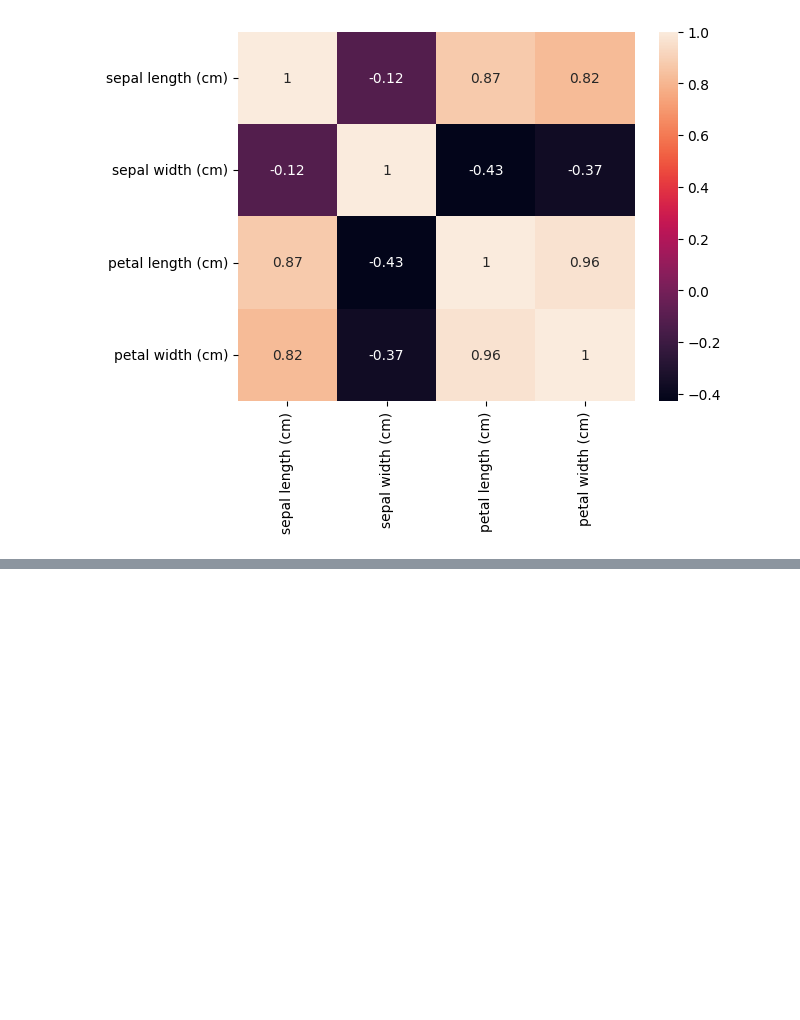
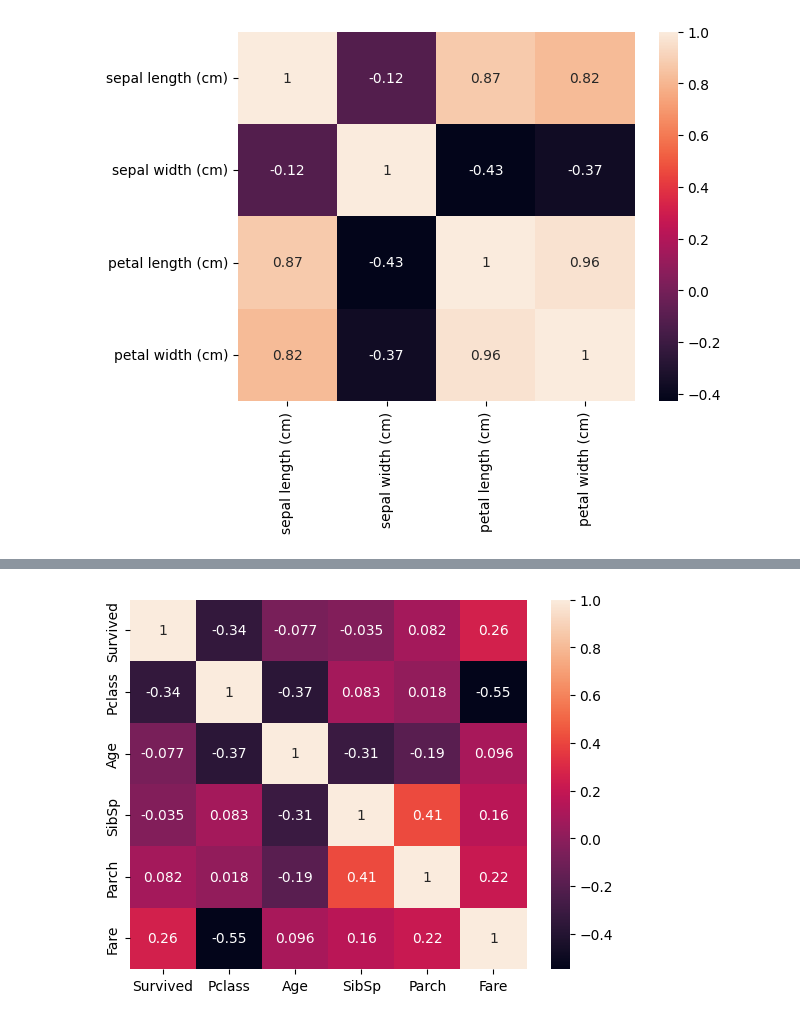
Before and after one commit to ewakelian/DX210-FINAL, a Jupyter notebook: dx210Final.ipynb, the cells around one changed output, grey strips where cells are left out. Cells and saved outputs as stored; diff of their text form; code cells hidden in the pictures; blank space fills up the shorter version.

```diff
--- a/dx210Final.ipynb
+++ b/dx210Final.ipynb
@@ -172,0 +179,3 @@ plt.show()
+# %%
+titanic = pd.read_csv('/content/train.csv')
+titanic
@@ -172,0 +196,3 @@ plt.show()
+# %%
+titanic = titanic.drop(columns=['PassengerId','Name','Ticket','Cabin','Sex','Embarked'])
+titanic
@@ -172,0 +213,5 @@ plt.show()
+# %%
+sn.heatmap(titanic.corr(),annot=True)
+plt.show()
+# %% [output]
+[figure, added]
```
Also changed, not shown: parts of 21 cells of this notebook.
